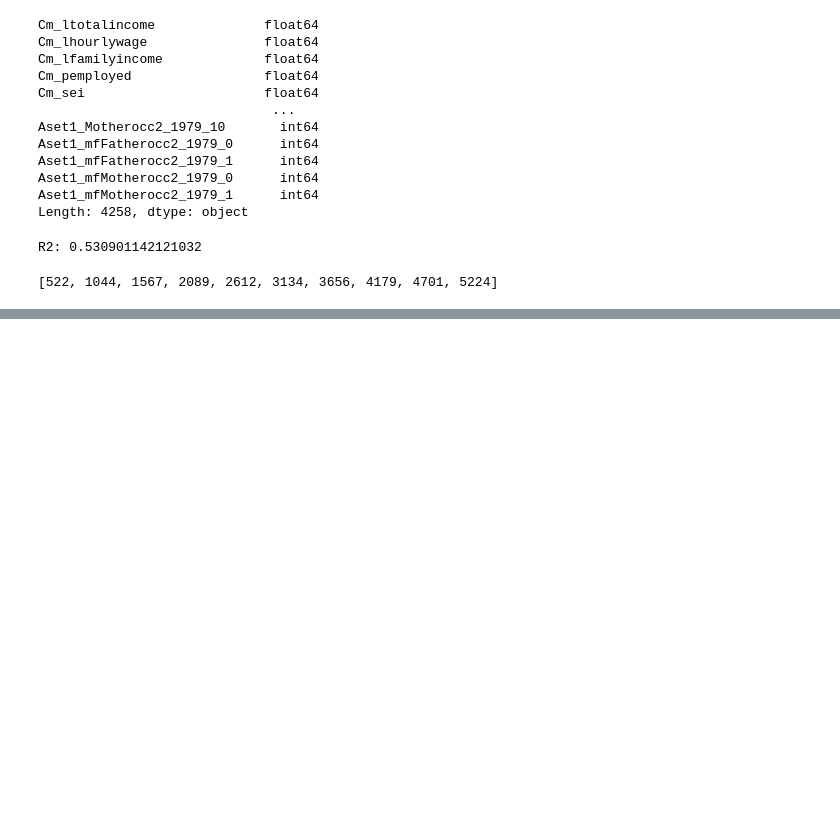
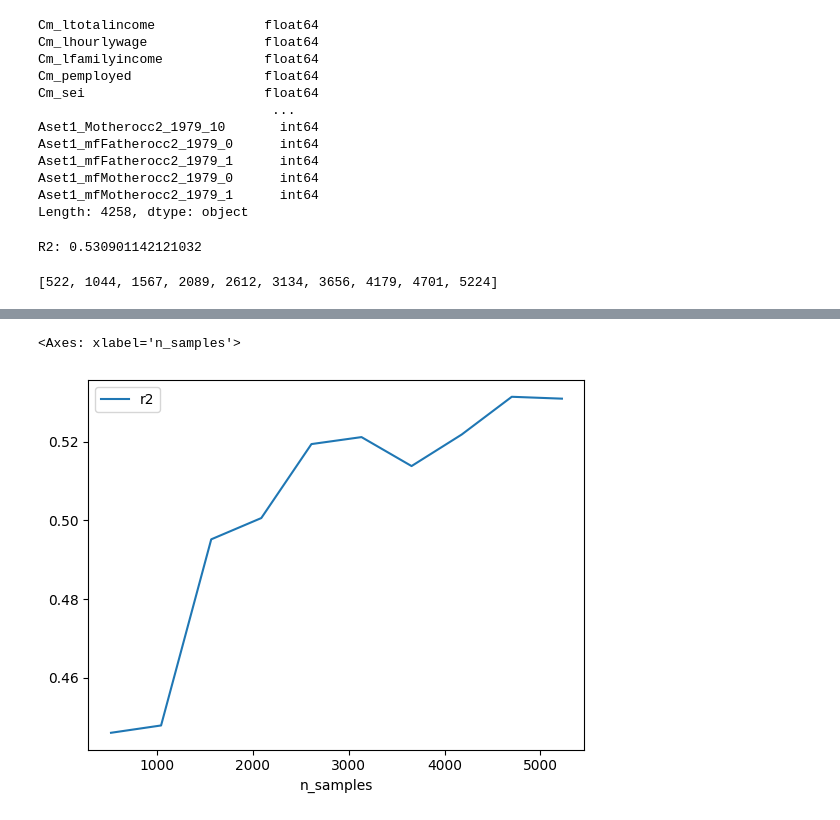
Before and after one commit to OxfordDemSci/aleatoric-luck, a Jupyter notebook: notebooks/xgboost_draft.ipynb, the cells around one changed output, grey strips where cells are left out. Saved outputs shown, nothing was run; the diff lists cells and outputs as text; code cells hidden in the pictures; blank space fills up the shorter version.

```diff
--- a/notebooks/xgboost_draft.ipynb
+++ b/notebooks/xgboost_draft.ipynb
@@ -125,0 +138,5 @@ results
+# %%
+results_df.plot(x="n_samples", y="r2")
+# %% [output]
+<Axes: xlabel='n_samples'>
+[figure, added]
```
Also changed, not shown: parts of 5 cells of this notebook, 1 other file.
